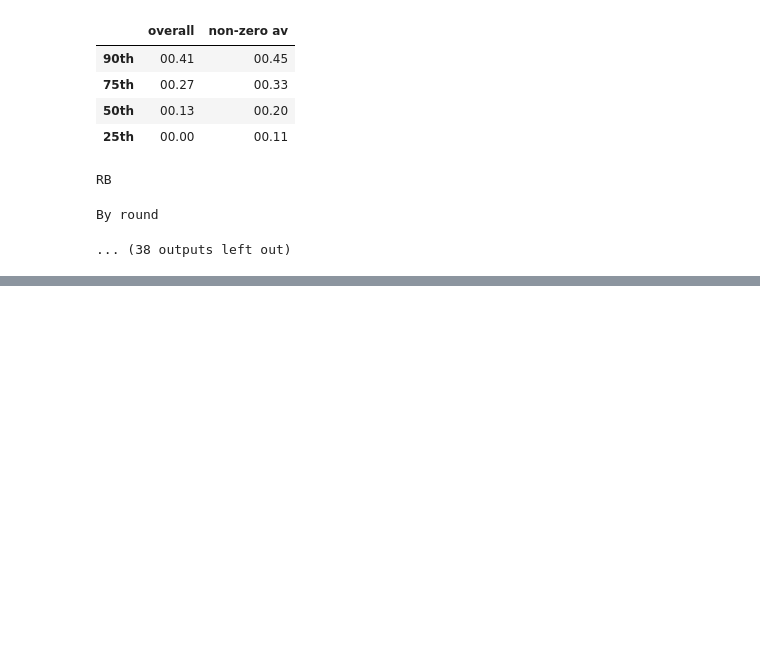
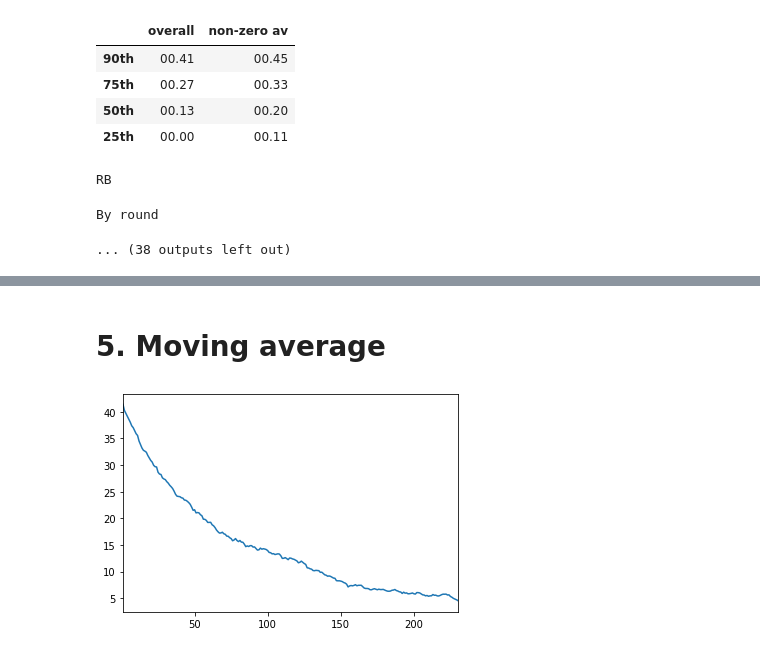
Before and after one commit to joaossmacedo/NFL-Draft-Scraper, a Jupyter notebook: nfl_draft_analysis.ipynb, the cells around one changed output, grey strips where cells are left out. Drawn from its saved outputs; the diff is of its cells as text; code cells hidden in the pictures; blank space fills up the shorter version.

Commit message:
Add moving average

```diff
--- a/nfl_draft_analysis.ipynb
+++ b/nfl_draft_analysis.ipynb
@@ -325,0 +386,27 @@ By round
+# %% [markdown]
+# 5. Moving average
+# %%
+def print_moving_average(df, target='av', window=32):
+    duration = 1 + df['year'].unique()[0] - df['year'].unique()[-1]
+    last_pick = max(df['pick'].unique())
+
+    all_picks = df.groupby(['pick']).sum() / duration
+
+    all_picks['av_by_year'] = all_picks['av'] / all_picks['carrer_duration']
+    all_picks['av_by_game'] = all_picks['av'] / all_picks['games']
+
+    all_picks['av_by_year'] = all_picks['av_by_year'].replace(np.NaN, 0.)
+    all_picks['av_by_game'] = all_picks['av_by_game'].replace(np.NaN, 0.)
+
+    all_picks = all_picks.reindex(index=all_picks.index[::-1])
+
+    picks = all_picks[target].rolling(window=window).mean()
+
+    axes = plt.gca()
+    axes.set_xlim([1, last_pick - window])
+    axes.plot(picks)
+
+
+print_moving_average(data)
+# %% [output]
+[figure, added]
```
Also changed, not shown: parts of 4 cells of this notebook.
